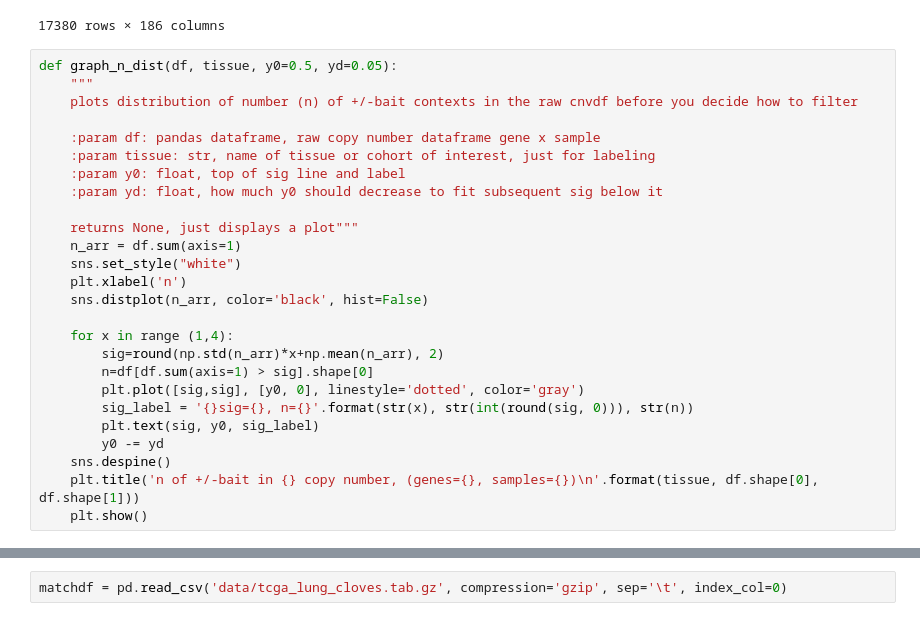
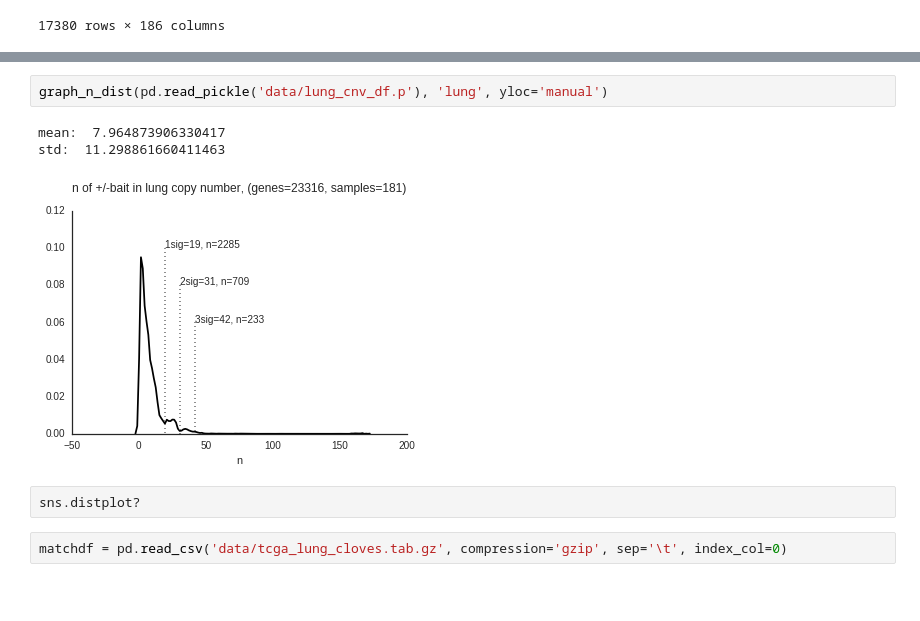
Before and after one commit to thjmattth/clove, a Jupyter notebook: tgca_vs_ccle.ipynb, the cells around one changed output, grey strips where cells are left out. Cells and saved outputs as stored; diff of their text form; blank space fills up the shorter version.

Commit message:
graph_n_dist y0/yd workaround

```diff
--- a/tgca_vs_ccle.ipynb
+++ b/tgca_vs_ccle.ipynb
@@ -213,31 +187,5 @@ lungcnv
 | ZZEF1 | 6.284856 | 6.738194 | 6.266430 | 6.042492 | 5.776015 | 5.785552 | 6.519165 | 5.436931 | ... |
 | ZZZ3 | 9.099324 | 9.657909 | 9.118470 | 9.363462 | 9.924481 | 9.678178 | 9.702116 | 10.410970 | ... |
 17380 rows × 186 columns
-# %%
-def graph_n_dist(df, tissue, y0=0.5, yd=0.05):
-    """
-    plots distribution of number (n) of +/-bait contexts in the raw cnvdf before you decide how to filter
-
-    :param df: pandas dataframe, raw copy number dataframe gene x sample
-    :param tissue: str, name of tissue or cohort of interest, just for labeling
-    :param y0: float, top of sig line and label
-    :param yd: float, how much y0 should decrease to fit subsequent sig below it
-
-    returns None, just displays a plot"""
-    n_arr = df.sum(axis=1)
-    sns.set_style("white")
-    plt.xlabel('n')
-    sns.distplot(n_arr, color='black', hist=False)
-
-    for x in range (1,4):
-        sig=round(np.std(n_arr)*x+np.mean(n_arr), 2)
-        n=df[df.sum(axis=1) > sig].shape[0]
-        plt.plot([sig,sig], [y0, 0], linestyle='dotted', color='gray')
-        sig_label = '{}sig={}, n={}'.format(str(x), str(int(round(sig, 0))), str(n))
-        plt.text(sig, y0, sig_label)
-        y0 -= yd
-    sns.despine()
-    plt.title('n of +/-bait in {} copy number, (genes={}, samples={})\n'.format(tissue, df.shape[0], df.shape[1]))
-    plt.show()
 # %% [markdown]
 compute exactly the same clove pairs as another clove results df
@@ -328,2 +193,10 @@ def matchPairContextStat(expdf, cnvdf, new_cohort, matchdf, match_cohort, nan_st
+# %%
+graph_n_dist(pd.read_pickle('data/lung_cnv_df.p'), 'lung', yloc='manual')
+# %% [output]
+mean:  7.964873906330417
+std:  11.298861660411463
+[figure, added]
+# %%
+sns.distplot?
 # %%
 matchdf = pd.read_csv('data/tcga_lung_cloves.tab.gz', compression='gzip', sep='\t', index_col=0)
```
Also changed, not shown: parts of 7 cells of this notebook, 4 other files.
